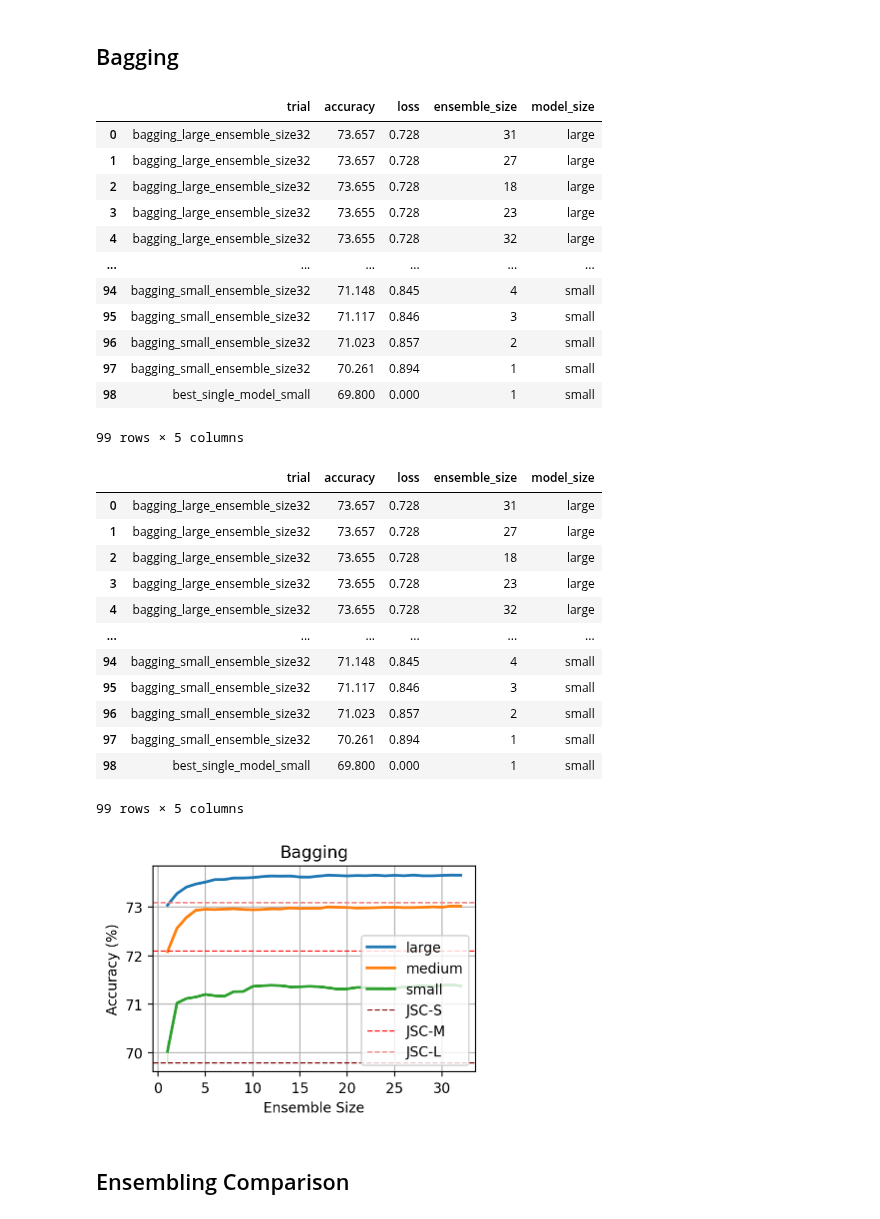
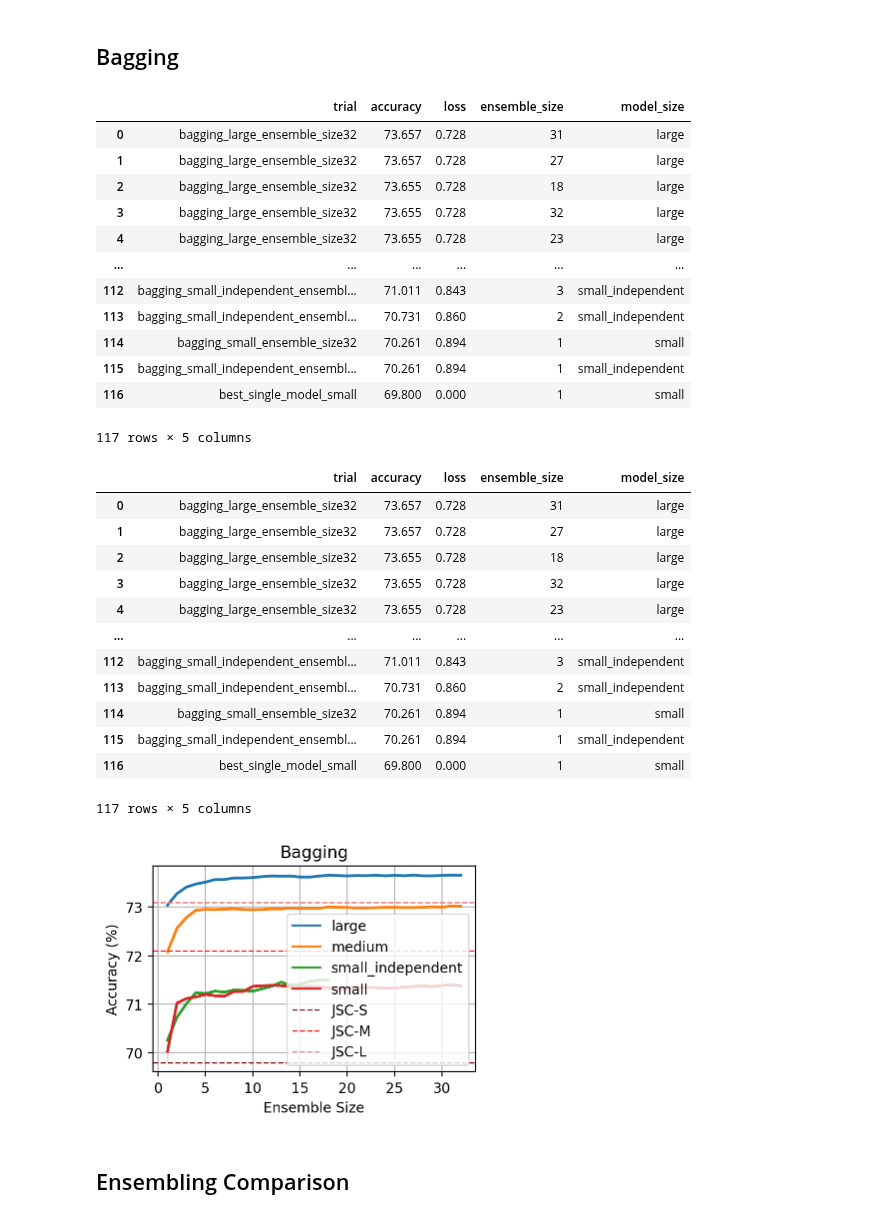
Before and after one commit to oliviaweng/logicnets, a Jupyter notebook: examples/jet_substructure/plots/analysis.ipynb, the cells around one changed output. Cells and saved outputs as stored; diff of their text form; code cells hidden in the pictures.

Commit message:
more small independent bagging results

```diff
--- a/examples/jet_substructure/plots/analysis.ipynb
+++ b/examples/jet_substructure/plots/analysis.ipynb
@@ -115,7 +115,9 @@ def parse_seq_ensemble_exp(experiment_dir):
     for ens_perf_f in ensemble_perfs:
         trial = ens_perf_f.split("/")[-2]
         # Get model size
-        if "small" in trial:
+        if "small_independent" in trial:
+            model_size = "small_independent"
+        elif "small" in trial:
             model_size = "small"
         elif "medium" in trial:
             model_size = "medium"
@@ -305,57 +307,58 @@ df
 | 0 | bagging_large_ensemble_size32 | 73.657 | 0.728 | 31 | large |
 | 1 | bagging_large_ensemble_size32 | 73.657 | 0.728 | 27 | large |
 | 2 | bagging_large_ensemble_size32 | 73.655 | 0.728 | 18 | large |
-| 3 | bagging_large_ensemble_size32 | 73.655 | 0.728 | 23 | large |
-| 4 | bagging_large_ensemble_size32 | 73.655 | 0.728 | 32 | large |
+| 3 | bagging_large_ensemble_size32 | 73.655 | 0.728 | 32 | large |
+| 4 | bagging_large_ensemble_size32 | 73.655 | 0.728 | 23 | large |
 | ... | ... | ... | ... | ... | ... |
-| 94 | bagging_small_ensemble_size32 | 71.148 | 0.845 | 4 | small |
-| 95 | bagging_small_ensemble_size32 | 71.117 | 0.846 | 3 | small |
-| 96 | bagging_small_ensemble_size32 | 71.023 | 0.857 | 2 | small |
-| 97 | bagging_small_ensemble_size32 | 70.261 | 0.894 | 1 | small |
-| 98 | best_single_model_small | 69.800 | 0.000 | 1 | small |
+| 112 | bagging_small_independent_ensembl... | 71.011 | 0.843 | 3 | small_independent |
+| 113 | bagging_small_independent_ensembl... | 70.731 | 0.860 | 2 | small_independent |
+| 114 | bagging_small_ensemble_size32 | 70.261 | 0.894 | 1 | small |
+| 115 | bagging_small_independent_ensembl... | 70.261 | 0.894 | 1 | small_independent |
+| 116 | best_single_model_small | 69.800 | 0.000 | 1 | small |
-99 rows × 5 columns
+117 rows × 5 columns
 # %%
 """
 Line plot of accuracy vs ensemble size
 """
-plot_df = df.loc[df["model_size"].isin(["small", "medium", "large"])]
+plot_df = df
+# plot_df = df.loc[df["model_size"].isin(["small", "medium", "large"])]
 display(plot_df)
 fig, ax = plt.subplots(figsize=(4, 3))
 ax = sns.lineplot(
     data=plot_df,
     x="ensemble_size",
     y="accuracy",
     ax=ax,
     hue="model_size",
     linewidth=2,
     # label="JSC-S Ensemble"
 )
 plt.axhline(y=69.8, linewidth=1, linestyle="--", color="maroon", label="JSC-S")
 plt.axhline(y=72.1, linewidth=1, linestyle="--", color="red", label="JSC-M")
 plt.axhline(y=73.1, linewidth=1, linestyle="--", color="lightcoral", label="JSC-L")
 ax.grid()
 ax.legend()
 ax.set_title("Bagging")
 ax.set_ylabel("Accuracy (%)")
 ax.set_xlabel("Ensemble Size")
 fig.tight_layout()
 plt.savefig("bagging_acc_v_ensemble_size_lineplot.pdf")
 plt.savefig("bagging_acc_v_ensemble_size_lineplot.png")
 # %% [output]
 |  | trial | accuracy | loss | ensemble_size | model_size |
 | 0 | bagging_large_ensemble_size32 | 73.657 | 0.728 | 31 | large |
 | 1 | bagging_large_ensemble_size32 | 73.657 | 0.728 | 27 | large |
 | 2 | bagging_large_ensemble_size32 | 73.655 | 0.728 | 18 | large |
-| 3 | bagging_large_ensemble_size32 | 73.655 | 0.728 | 23 | large |
-| 4 | bagging_large_ensemble_size32 | 73.655 | 0.728 | 32 | large |
+| 3 | bagging_large_ensemble_size32 | 73.655 | 0.728 | 32 | large |
+| 4 | bagging_large_ensemble_size32 | 73.655 | 0.728 | 23 | large |
 | ... | ... | ... | ... | ... | ... |
-| 94 | bagging_small_ensemble_size32 | 71.148 | 0.845 | 4 | small |
-| 95 | bagging_small_ensemble_size32 | 71.117 | 0.846 | 3 | small |
-| 96 | bagging_small_ensemble_size32 | 71.023 | 0.857 | 2 | small |
-| 97 | bagging_small_ensemble_size32 | 70.261 | 0.894 | 1 | small |
-| 98 | best_single_model_small | 69.800 | 0.000 | 1 | small |
+| 112 | bagging_small_independent_ensembl... | 71.011 | 0.843 | 3 | small_independent |
+| 113 | bagging_small_independent_ensembl... | 70.731 | 0.860 | 2 | small_independent |
+| 114 | bagging_small_ensemble_size32 | 70.261 | 0.894 | 1 | small |
+| 115 | bagging_small_independent_ensembl... | 70.261 | 0.894 | 1 | small_independent |
+| 116 | best_single_model_small | 69.800 | 0.000 | 1 | small |
-99 rows × 5 columns
+117 rows × 5 columns
-[figure, old version]
+[figure, new version]
 # %% [markdown]
 ## Ensembling Comparison
 # %%
```
Also changed, not shown: 29 other files.
